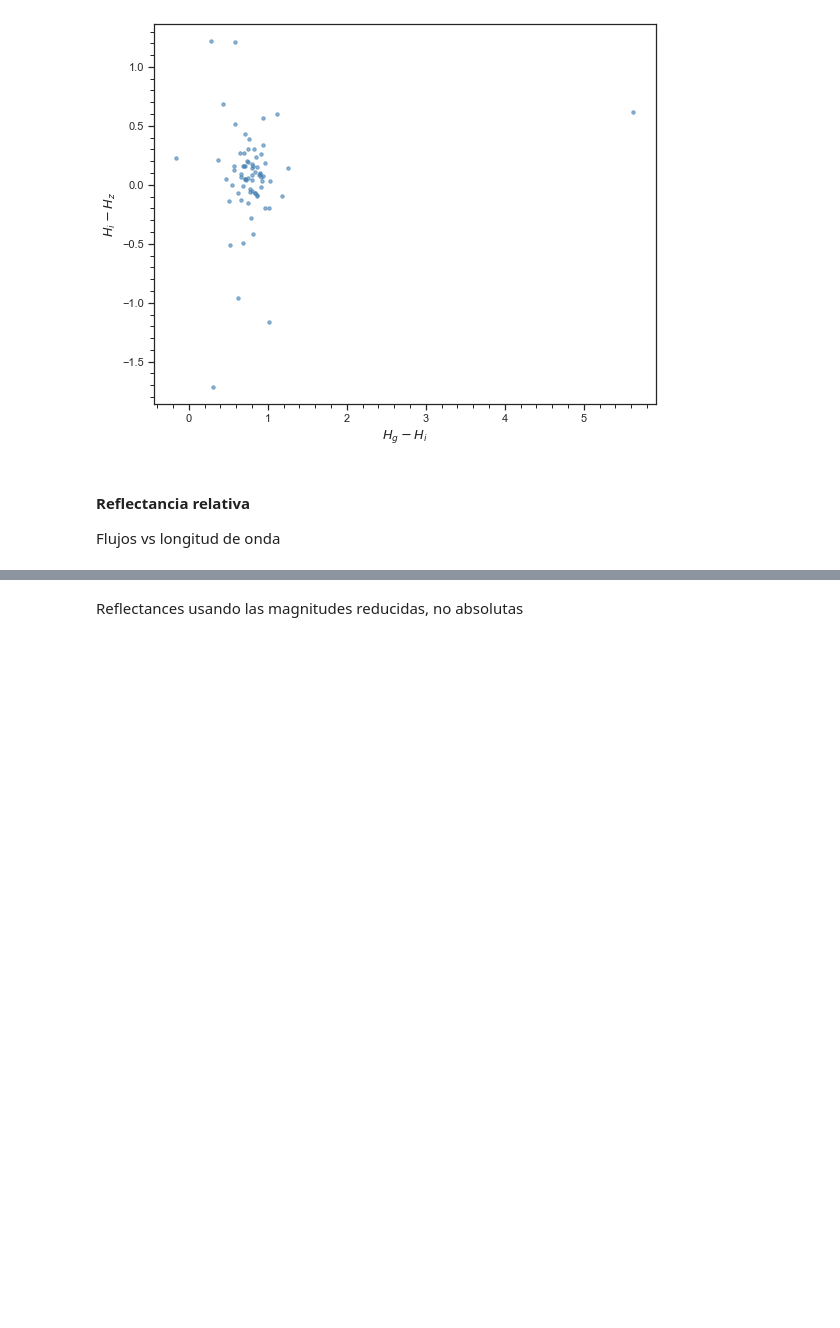
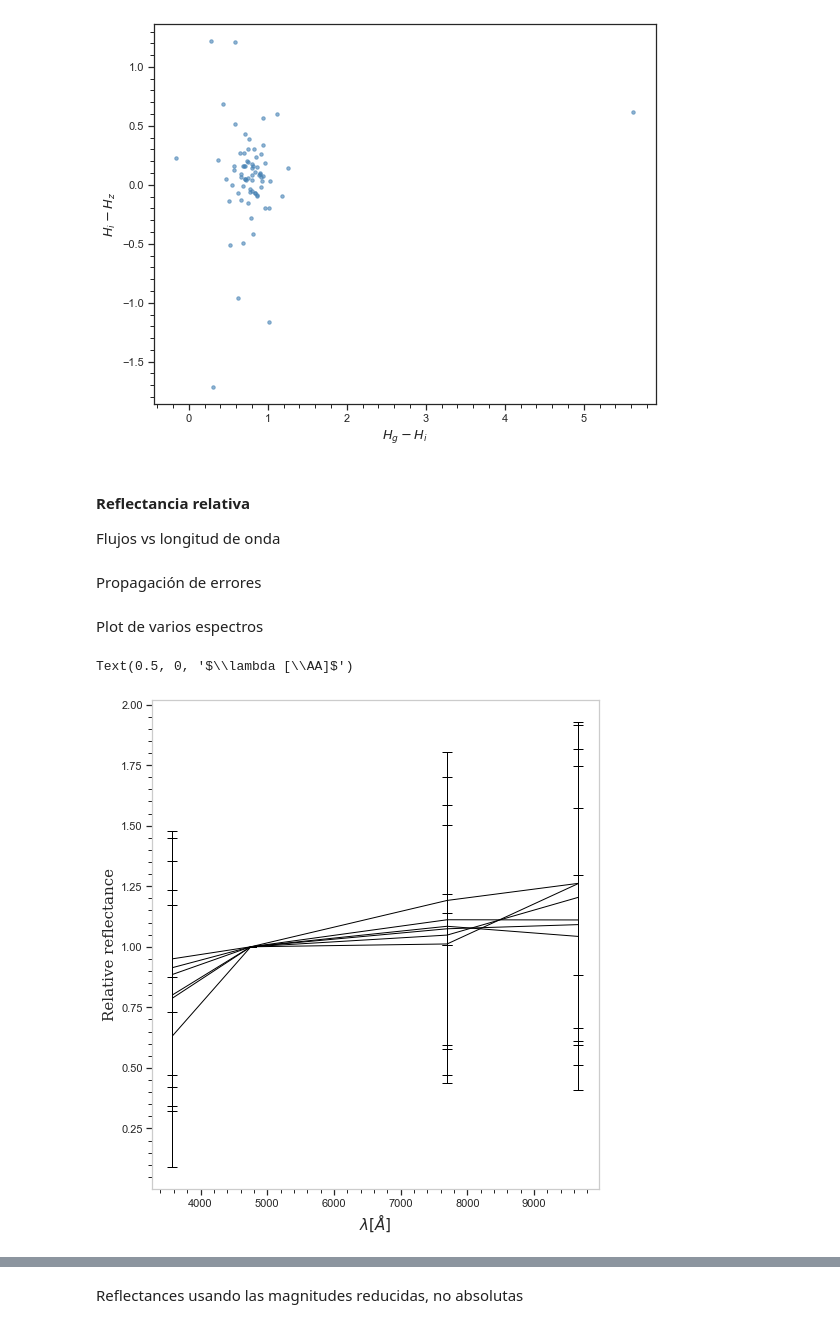
Before and after one commit to saramunoztorres/Jupiter_trojans, a Jupyter notebook: SDSS.ipynb, the cells around one changed output, grey strips where cells are left out. Cells and saved outputs as stored; diff of their text form; code cells hidden in the pictures; blank space fills up the shorter version.

```diff
--- a/SDSS.ipynb
+++ b/SDSS.ipynb
@@ -432,0 +469,50 @@ Flujos vs longitud de onda
+# %% [markdown]
+Propagación de errores
+# %%
+# Errores estimados de https://www.sdss4.org/dr12/algorithms/ugrizvegasun/
+e_g = 0.02
+e_ug = 0.05
+e_gr = 0.02
+e_ri = 0.02
+e_iz = 0.02
+
+# Errores propagados
+e_r = sqrt(e_g**2+e_gr**2)
+e_i = sqrt(e_r**2+e_ri**3)
+e_z = sqrt(e_i**2+e_iz**2)
+
+e_ig = sqrt(e_i**2+e_g**2)
+e_zg = sqrt(e_z**2+e_g**2)
+
+
+# Errores propagados de los flujos
+e_Fr_ = sqrt( (0.4*log(10)*F_r)**2 * (HG_r.loc[filas,'error_H']**2 + HG_g.loc[filas,'error_H']**2 + e_ug**2) )
+e_Fr = e_Fr_*0
+
+e_Fu_ = sqrt( (0.4*log(10)*F_u)**2 * (HG_u.loc[filas,'error_H']**2 + HG_g.loc[filas,'error_H']**2 + e_ug**2) )
+e_Fu = sqrt( (e_Fu_/F_r_)**2 + (e_Fr_*F_u_/F_r_**2)**2 )
+
+e_Fi_ = sqrt( (0.4*log(10)*F_i)**2 * (HG_i.loc[filas,'error_H']**2 + HG_g.loc[filas,'error_H']**2 + e_ig**2) )
+e_Fi = sqrt( (e_Fi_/F_r_)**2 + (e_Fr_*F_i_/F_r_**2)**2 )
+
+e_Fz_ = sqrt( (0.4*log(10)*F_z)**2 * (HG_z.loc[filas,'error_H']**2 + HG_g.loc[filas,'error_H']**2 + e_ug**2) )
+e_Fz = sqrt( (e_Fz_/F_r_)**2 + (e_Fr_*F_z_/F_r_**2)**2 )
+# %% [markdown]
+Plot de varios espectros
+# %%
+y = np.array([F_u,F_r,F_i,F_z])
+x = np.array([lambda_u,lambda_g,lambda_i,lambda_z])
+err = np.array([e_Fu, e_Fr, e_Fi, e_Fz])
+
+fig, ax = plt.subplots(figsize=(8,9))
+
+for i in range(len(y[0])):
+    plt.errorbar(x, y[:,i], yerr=err[:,i], c='black', linewidth=1, capsize=5)
+plt.grid(False)
+plt.minorticks_on()
+ax.tick_params(which='both', bottom=True, left=True)
+plt.ylabel('Relative reflectance', fontsize=15,fontfamily='serif')
+plt.xlabel(r'$\lambda [\AA]$', fontsize=15,fontfamily='serif')
+# %% [output]
+Text(0.5, 0, '$\\lambda [\\AA]$')
+[figure, added]
```
Also changed, not shown: parts of 10 cells of this notebook.
